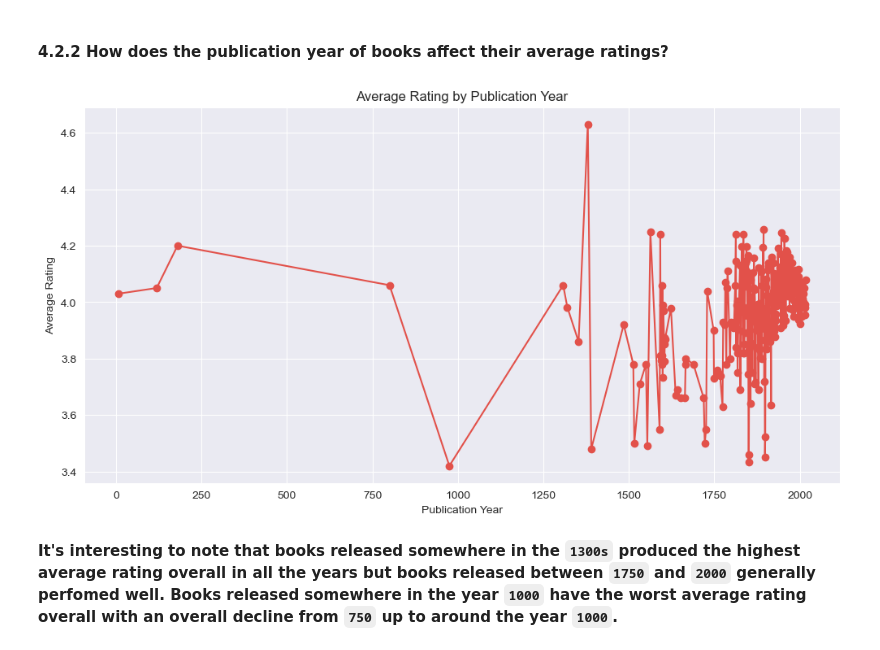
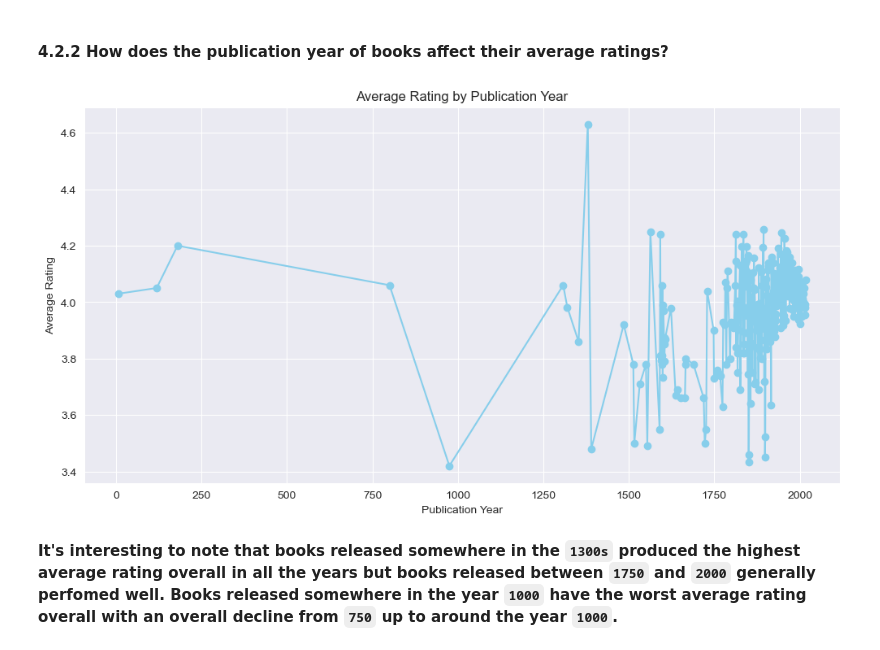
Before and after one commit to DennisWainaina/Book-recommendation-system-project, a Jupyter notebook: index.ipynb, the cells around one changed output. Drawn from its saved outputs; the diff is of its cells as text; code cells hidden in the pictures.

```diff
--- a/index.ipynb
+++ b/index.ipynb
@@ -430,21 +430,21 @@ plt.show()
 # %%
 # Grouping the data by publication year and calculate the average rating for each year
 average_ratings_by_year = combined_df.groupby('original_publication_year')['average_rating'].mean().reset_index()
 
 # Filtering out missing or zero publication years
 average_ratings_by_year = average_ratings_by_year[average_ratings_by_year['original_publication_year'] > 0]
 
 # Creating a line plot
 plt.figure(figsize=(12, 6))
-plt.plot(average_ratings_by_year['original_publication_year'], average_ratings_by_year['average_rating'], marker='o', linestyle='-')
+plt.plot(average_ratings_by_year['original_publication_year'], average_ratings_by_year['average_rating'], marker='o', linestyle='-', color='skyblue')
 plt.title('Average Rating by Publication Year')
 plt.xlabel('Publication Year')
 plt.ylabel('Average Rating')
 plt.grid(True)
 
 # Show the plot
 plt.show()
 # %% [output]
-[figure, old version]
+[figure, new version]
 # %% [markdown]
 **It's interesting to note that books released somewhere in the `1300s` produced the highest average rating overall in all the years but books released between `1750` and `2000` generally perfomed well. Books released somewhere in the year `1000` have the worst average rating overall with an overall decline from `750` up to around the year `1000`.**
```
Also changed, not shown: parts of 2 cells of this notebook.
